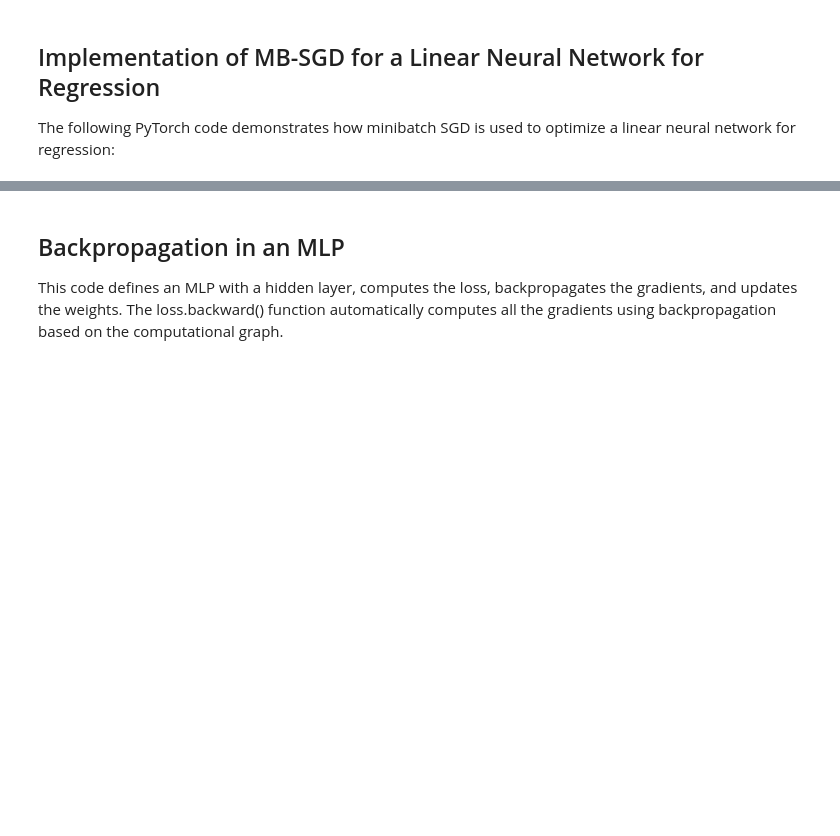
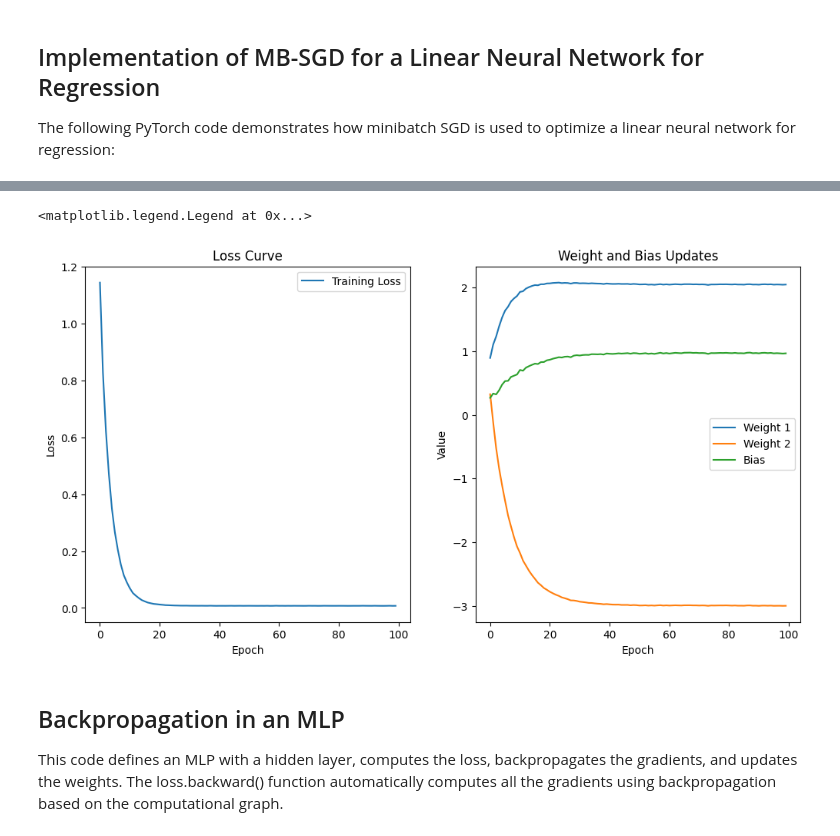
Before and after one commit to zlrs1013/IMGS210_MathForImaging, a Jupyter notebook: finalProject.ipynb, the cells around one changed output, grey strips where cells are left out. Cells and saved outputs as stored; diff of their text form; code cells hidden in the pictures; blank space fills up the shorter version.

Commit message:
update loss visualization code

```diff
--- a/finalProject.ipynb
+++ b/finalProject.ipynb
@@ -62,10 +72,10 @@ plt.show()
 
 The following PyTorch code demonstrates how minibatch SGD is used to optimize a linear neural network for regression:
 # %%
-import torch
-import torch.nn as nn
-import torch.optim as optim
-from torch.utils.data import DataLoader, TensorDataset
+# Hyperparameters
+batch_size = 10
+learning_rate = 0.1
+epochs = 100
 
 # Generate synthetic data
 torch.manual_seed(42)
@@ -79,16 +89,19 @@ model = nn.Linear(2, 1)  # 2 input features, 1 output
 
 # Define the loss function and optimizer
 loss_fn = nn.MSELoss()
-optimizer = optim.SGD(model.parameters(), lr=0.1)
+optimizer = optim.SGD(model.parameters(), lr=learning_rate)
 
 # Create DataLoader for minibatch SGD
-batch_size = 10
 dataset = TensorDataset(X, y)
 dataloader = DataLoader(dataset, batch_size=batch_size, shuffle=True)
 
 # Training loop
-epochs = 100
+loss_history = []
+weights_history = []
+bias_history = []
+
 for epoch in range(epochs):
+    epoch_loss = 0
     for batch_X, batch_y in dataloader:
         # Forward pass
         predictions = model(batch_X)
@@ -99,9 +112,41 @@ for epoch in range(epochs):
         loss.backward()
         optimizer.step()
 
+        epoch_loss += loss.item()
+
+    # Store loss and parameter values for visualization
+    loss_history.append(epoch_loss / len(dataloader))
+    weights_history.append(model.weight.detach().clone())
+    bias_history.append(model.bias.detach().clone())
+
     if (epoch + 1) % 10 == 0:
-        print(f"Epoch {epoch + 1}, Loss: {loss.item()}")
+        print(f"Epoch {epoch + 1}, Loss: {loss_history[-1]}")
 
-# Display learned parameters
-print("Learned weights:", model.weight)
-print("Learned bias:", model.bias)
+
+# Display ground-truth and learned parameters
+print("\nTrue weights: ", true_W)
+print("Learned weights: ", model.weight)
+print("\nTrue bias: ", true_b)
+print("Learned bias: ", model.bias)
+
+# Visualization 1: Loss curve
+plt.figure(figsize=(12, 6))
+plt.subplot(1, 2, 1)
+plt.plot(loss_history, label="Training Loss")
+plt.xlabel("Epoch")
+plt.ylabel("Loss")
+plt.title("Loss Curve")
+plt.legend()
+
+# Visualization 2: Weight and bias updates
+weights_array = torch.stack(weights_history).squeeze().numpy()
+bias_array = torch.stack(bias_history).squeeze().numpy()
+plt.subplot(1, 2, 2)
+plt.plot(weights_array[:, 0], label="Weight 1")
+plt.plot(weights_array[:, 1], label="Weight 2")
+plt.plot(bias_array, label="Bias")
+plt.xlabel("Epoch")
+plt.ylabel("Value")
+plt.title("Weight and Bias Updates")
+plt.legend()
+# %% [output]
@@ -108,3 +172,5 @@ print("Learned bias:", model.bias)
+<matplotlib.legend.Legend at 0x...>
+[figure, added]
 # %% [markdown]
 ## Backpropagation in an MLP ##
 
```
Also changed, not shown: parts of 8 cells of this notebook.
